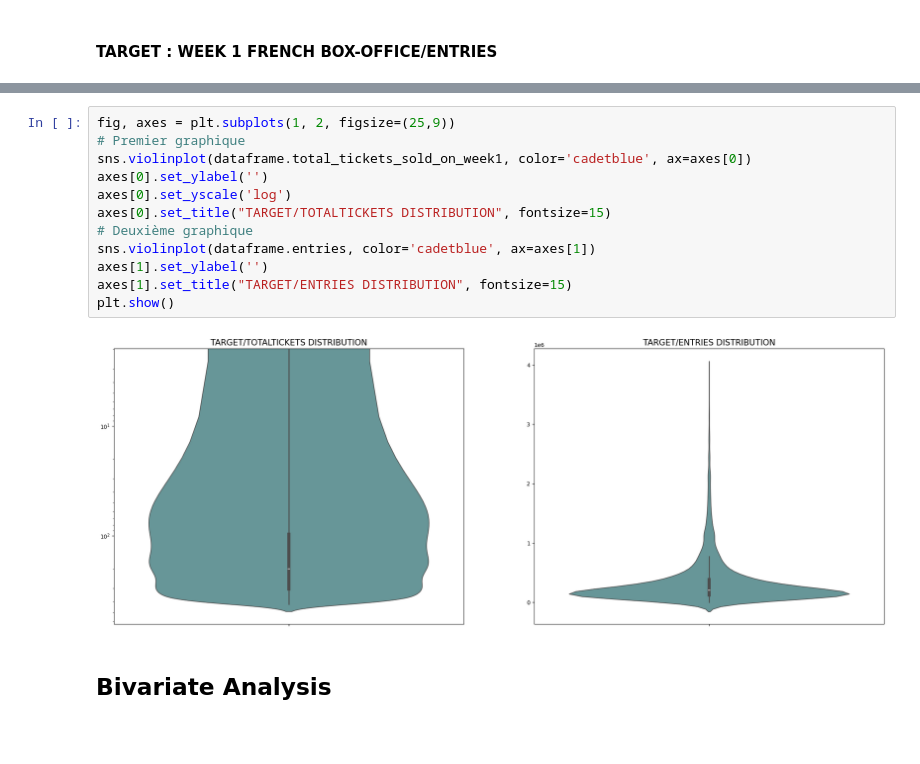
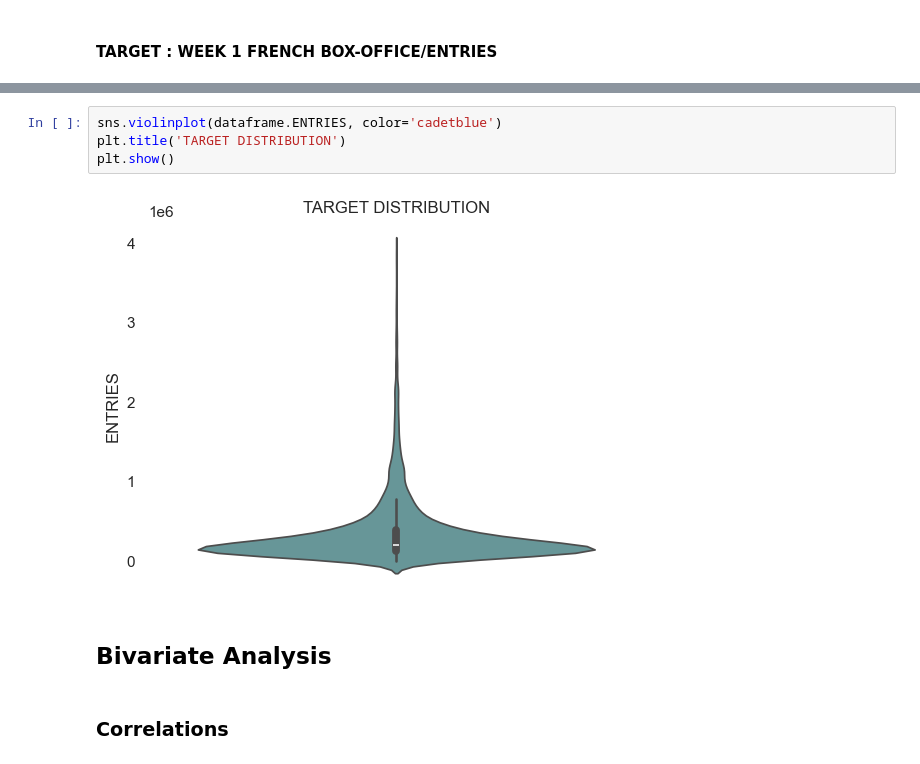
Before and after one commit to t7bo/BOX, a Jupyter notebook: eda/EDA.ipynb, the cells around one changed output, grey strips where cells are left out. Saved outputs shown, nothing was run; the diff lists cells and outputs as text; blank space fills up the shorter version.

```diff
--- a/eda/EDA.ipynb
+++ b/eda/EDA.ipynb
@@ -837,18 +591,12 @@ min      7.600000e+01
 max      3.906694e+06
 Name: entries, dtype: float64
-# %%
-fig, axes = plt.subplots(1, 2, figsize=(25,9))
-# Premier graphique
-sns.violinplot(dataframe.total_tickets_sold_on_week1, color='cadetblue', ax=axes[0])
-axes[0].set_ylabel('')
-axes[0].set_yscale('log')
-axes[0].set_title("TARGET/TOTALTICKETS DISTRIBUTION", fontsize=15)
-# Deuxième graphique
-sns.violinplot(dataframe.entries, color='cadetblue', ax=axes[1])
-axes[1].set_ylabel('')
-axes[1].set_title("TARGET/ENTRIES DISTRIBUTION", fontsize=15)
-plt.show()
-# %% [output]
-[figure, removed]
+# %%
+sns.violinplot(dataframe.ENTRIES, color='cadetblue')
+plt.title('TARGET DISTRIBUTION')
+plt.show()
+# %% [output]
+[figure, added]
 # %% [markdown]
 ## Bivariate Analysis
+# %% [markdown]
+### Correlations
```
Also changed, not shown: parts of 79 cells of this notebook, 1 other file.
